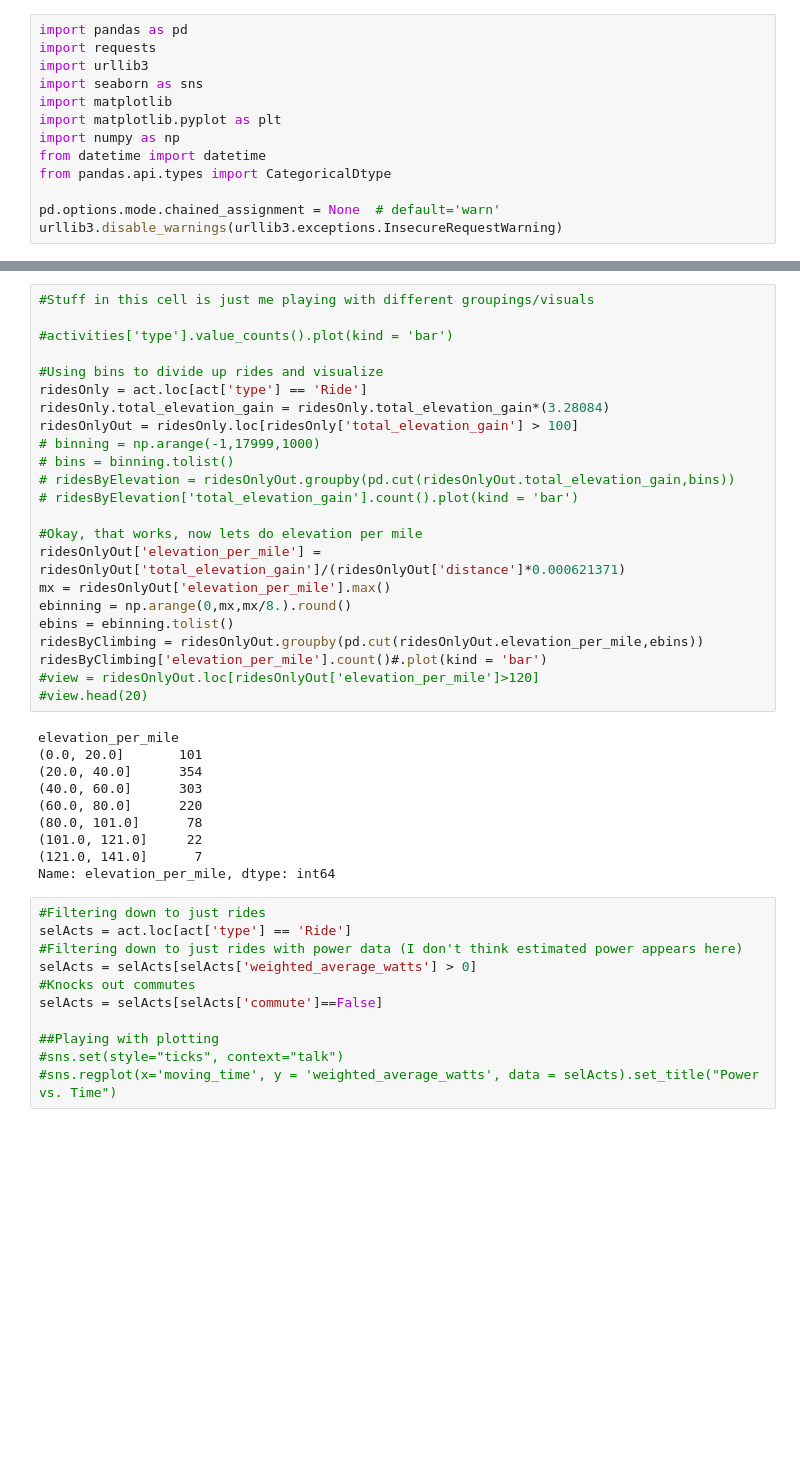
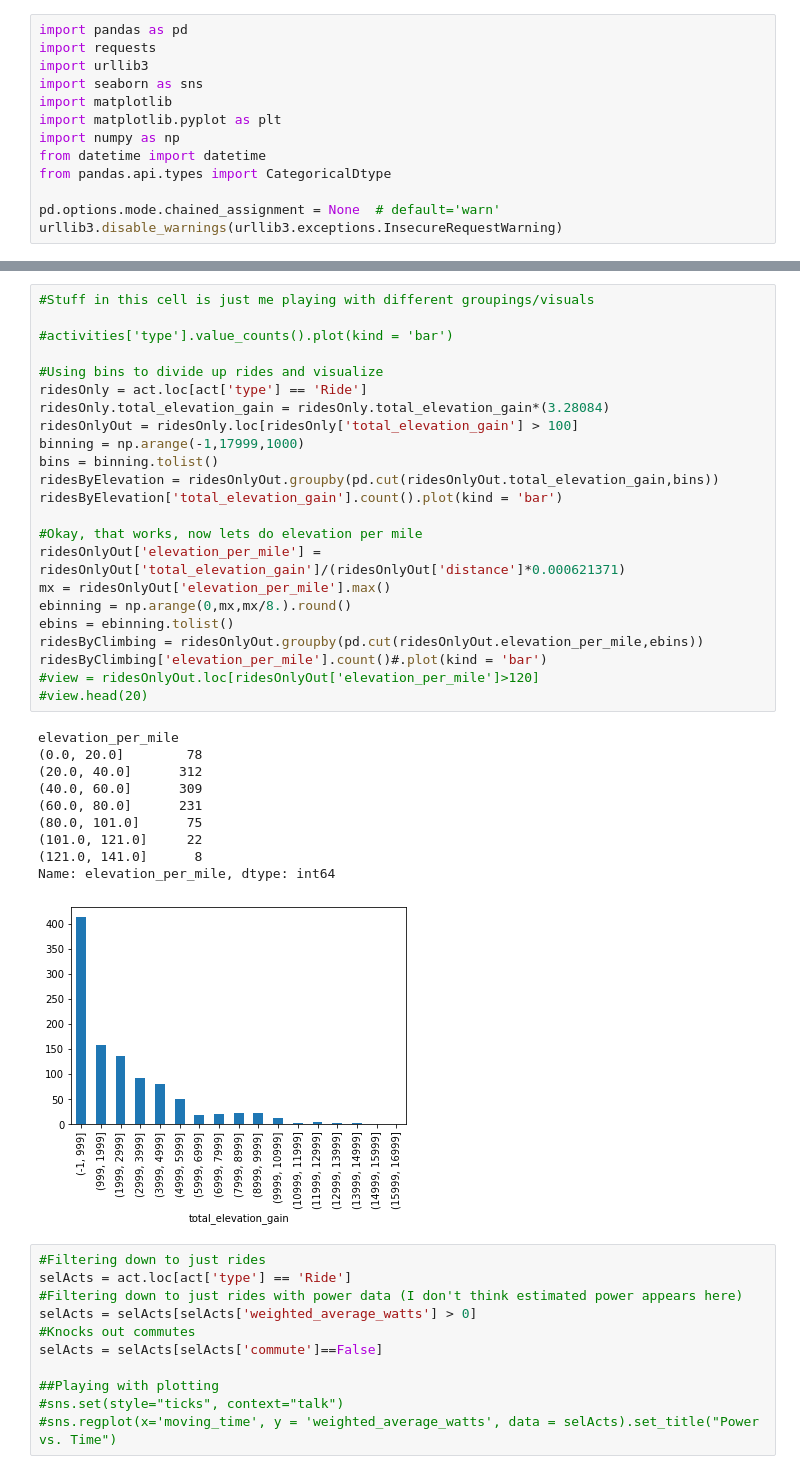
Before and after one commit to ErikBorn/Python, a Jupyter notebook: Strava/stravaData.ipynb, the cells around one changed output, grey strips where cells are left out. Saved outputs shown, nothing was run; the diff lists cells and outputs as text; blank space fills up the shorter version.

```diff
--- a/Strava/stravaData.ipynb
+++ b/Strava/stravaData.ipynb
@@ -98,36 +104,37 @@ act.head()
 # %%
 #Stuff in this cell is just me playing with different groupings/visuals
 
 #activities['type'].value_counts().plot(kind = 'bar')
 
 #Using bins to divide up rides and visualize
 ridesOnly = act.loc[act['type'] == 'Ride']
 ridesOnly.total_elevation_gain = ridesOnly.total_elevation_gain*(3.28084)
 ridesOnlyOut = ridesOnly.loc[ridesOnly['total_elevation_gain'] > 100]
-# binning = np.arange(-1,17999,1000)
-# bins = binning.tolist()
-# ridesByElevation = ridesOnlyOut.groupby(pd.cut(ridesOnlyOut.total_elevation_gain,bins))
-# ridesByElevation['total_elevation_gain'].count().plot(kind = 'bar')
+binning = np.arange(-1,17999,1000)
+bins = binning.tolist()
+ridesByElevation = ridesOnlyOut.groupby(pd.cut(ridesOnlyOut.total_elevation_gain,bins))
+ridesByElevation['total_elevation_gain'].count().plot(kind = 'bar')
 
 #Okay, that works, now lets do elevation per mile
 ridesOnlyOut['elevation_per_mile'] = ridesOnlyOut['total_elevation_gain']/(ridesOnlyOut['distance']*0.000621371)
 mx = ridesOnlyOut['elevation_per_mile'].max()
 ebinning = np.arange(0,mx,mx/8.).round()
 ebins = ebinning.tolist()
 ridesByClimbing = ridesOnlyOut.groupby(pd.cut(ridesOnlyOut.elevation_per_mile,ebins))
 ridesByClimbing['elevation_per_mile'].count()#.plot(kind = 'bar')
 #view = ridesOnlyOut.loc[ridesOnlyOut['elevation_per_mile']>120]
 #view.head(20)
 # %% [output]
 elevation_per_mile
-(0.0, 20.0]       101
-(20.0, 40.0]      354
-(40.0, 60.0]      303
-(60.0, 80.0]      220
-(80.0, 101.0]      78
+(0.0, 20.0]        78
+(20.0, 40.0]      312
+(40.0, 60.0]      309
+(60.0, 80.0]      231
+(80.0, 101.0]      75
 (101.0, 121.0]     22
-(121.0, 141.0]      7
+(121.0, 141.0]      8
 Name: elevation_per_mile, dtype: int64
+[figure, added]
 # %%
 #Filtering down to just rides
 selActs = act.loc[act['type'] == 'Ride']
```
Also changed, not shown: parts of 4 cells of this notebook, 28 other files.
